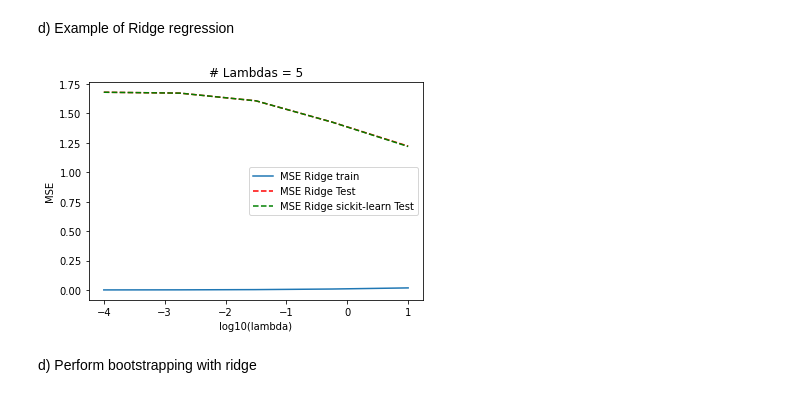
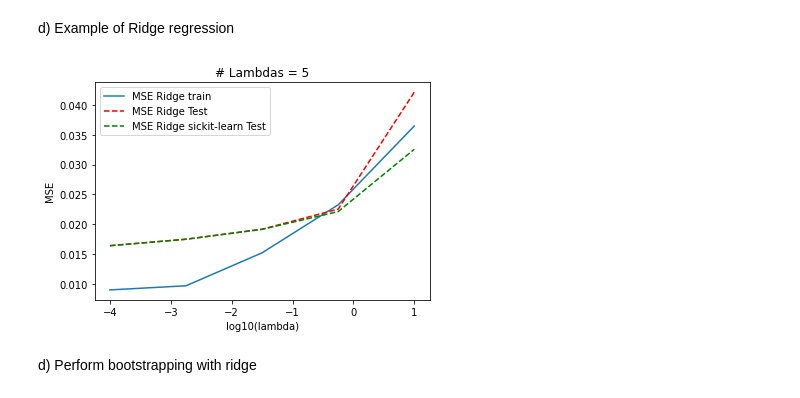
Before and after one commit to espentn/FYS-STK3155, a Jupyter notebook: FYS-STK3155.ipynb, the cells around one changed output. Drawn from its saved outputs; the diff is of its cells as text; code cells hidden in the pictures.

```diff
--- a/FYS-STK3155.ipynb
+++ b/FYS-STK3155.ipynb
@@ -107,7 +107,7 @@ def SVDinv(A):
     #print(np.matmul(V,np.matmul(invD,UT)).shape)
     return np.matmul(V,np.matmul(invS,UT))
 
-def olsRegression(X_train,X_test,y_train, plot):
+def olsRegression(X_train,X_test,y_train,y_test, plot):
 
     beta = np.linalg.pinv(X_train.T.dot(X_train)).dot(X_train.T).dot(y_train)
     y_tilde = (X_train @ beta)
@@ -124,13 +124,13 @@ def olsRegression(X_train,X_test,y_train, plot):
         ax0.legend(facecolor='white', framealpha=1, loc='upper right', bbox_to_anchor=(1.1, 0.9))
 
 
-        print(f"The R2 value for a polynomial of order {degree}, OLS test: {R2(y_test, y_pred)}")
-        print(f"The MSE value for a polynomial of order {degree}, OLS test: {MSE(y_test, y_pred)}")
-        print(f"\nThe R2 value for a polynomial of order {degree}, OLS train: {R2(y_train, y_tilde)}")
-        print(f"The MSE value for a polynomial of order {degree}, OLS train: {MSE(y_train, y_tilde)}")
+    print(f"The R2 value for a polynomial of order {degree}, OLS test: {R2(y_test, y_pred)}")
+    print(f"The MSE value for a polynomial of order {degree}, OLS test: {MSE(y_test, y_pred)}")
+    print(f"\nThe R2 value for a polynomial of order {degree}, OLS train: {R2(y_train, y_tilde)}")
+    print(f"The MSE value for a polynomial of order {degree}, OLS train: {MSE(y_train, y_tilde)}")
     return beta
 
-def ridgeRegression(X_train,X_test,y_train,nlambdas, plot):
+def ridgeRegression(X_train,X_test,y_train, y_test, nlambdas, plot):
     N = np.size(X_train,1)
     I = np.eye(N)
 
@@ -165,7 +165,7 @@ def ridgeRegression(X_train,X_test,y_train,nlambdas, plot):
         plt.title(f'# Lambdas = {nlambdas}')
     return  y_predict
 
-def lassoRegression(X_train,X_test,y_train,nlambdas, plot):
+def lassoRegression(X_train,X_test,y_train, y_test, nlambdas, plot):
     N = np.size(X_train,1)
     I = np.eye(N)
 
@@ -223,7 +223,7 @@ def BootStrapping(method, x, y, nlambdas, maxdegree, n_boostraps):
             x_, X_test2 = Scale(x_, X_test)
 
 
-            y_pred[:, :, i] = LinReg(x_, X_test2,y_train,nlambdas, plot=False)
+            y_pred[:, :, i] = LinReg(x_, X_test2,y_train,y_test, nlambdas, plot=False)
 
         polydegree[degree] = degree
         error[degree, :] = np.mean(np.mean((y_test - y_pred)**2, axis=1, keepdims=True), axis=2).squeeze()
@@ -253,6 +253,8 @@ def CrossValidation(method, X, y):
         LinReg = ridgeRegression
     elif method == "lasso":
         LinReg = lassoRegression
+    elif method == "ols":
+        LinReg = olsRegression
 
     for k in K:
 
@@ -276,7 +278,7 @@ def CrossValidation(method, X, y):
             y_train = splitYData[mask==1].reshape(((s0-1)*s1,1))
             y_test = np.swapaxes(splitYData[mask==0], 0, 1)
 
-            y_pred = LinReg(X_train, X_test,y_train, nlambdas, plot=False)
+            y_pred = LinReg(X_train, X_test,y_train,y_test, nlambdas, plot=False)
 
             MSErrors[:, i] = np.mean((y_test.squeeze() - y_pred)**2, keepdims=True, axis=1).squeeze()
         MSError = np.mean(MSErrors, axis=1)
@@ -298,7 +300,7 @@ X = createDesignMatrix(x1,x2,degree)
 X_train, X_test, y_train, y_test = train_test_split(X,y,test_size=0.3)
 X_train, X_test = Scale(X_train, X_test)
 
-beta = olsRegression(X_train, X_test, y_train, False)
+beta = olsRegression(X_train, X_test, y_train, y_test, False)
 
 # Calculate the confidence interval of the 'p' parameters beta
 errorBeta = CIBeta(X_train, beta)
@@ -544,9 +551,9 @@ print(estimated_mse_sklearn)
 # %% [markdown]
 d) Example of Ridge regression
 # %%
-_ = ridgeRegression(X_train, X_test,y_train,nlambdas=5, plot=True)
+_ = ridgeRegression(X_train, X_test,y_train,y_test, nlambdas=5, plot=True)
 # %% [output]
-[figure, old version]
+[figure, new version]
 # %% [markdown]
 d) Perform bootstrapping with ridge
 # %%
```
Also changed, not shown: parts of 8 cells of this notebook.
